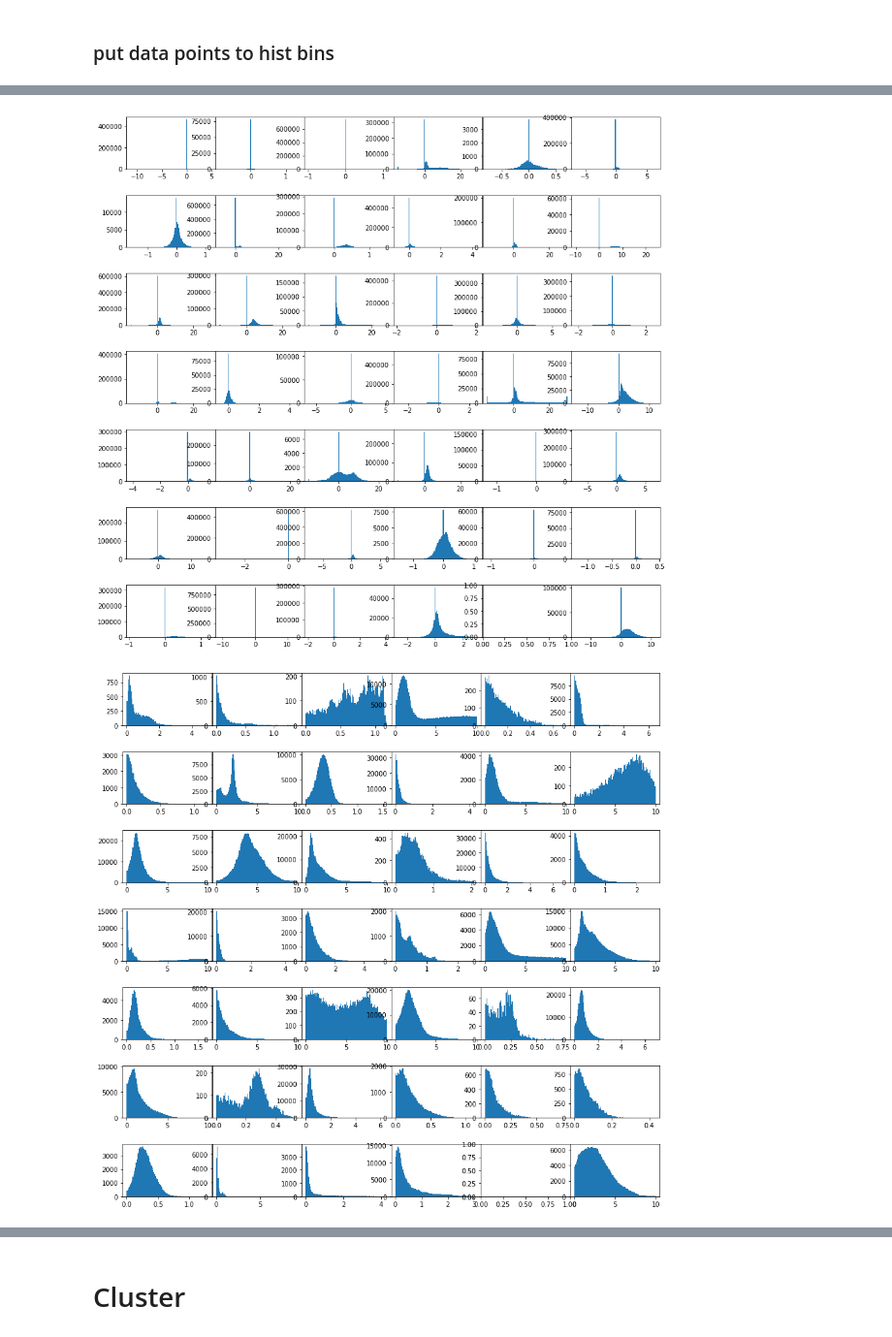
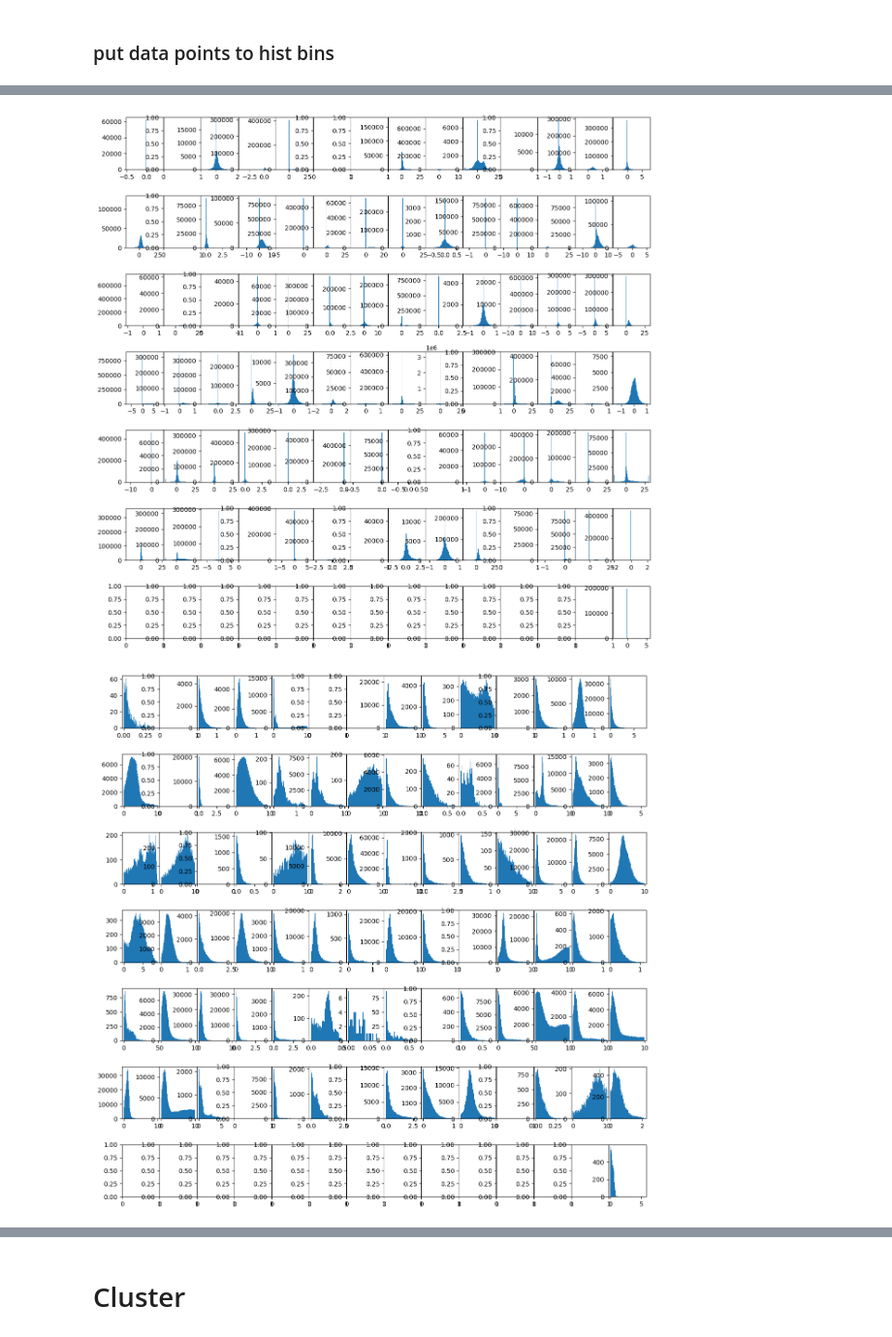
Before and after one commit to bravoila/shoaling, a Jupyter notebook: sholaing_CELRL.ipynb, the cells around one changed output, grey strips where cells are left out. Shown at 97% size. Cells and saved outputs as stored; diff of their text form; code cells hidden in the pictures.

```diff
--- a/sholaing_CELRL.ipynb
+++ b/sholaing_CELRL.ipynb
@@ -44,11 +44,13 @@ def locate_data_to_hist(data_points):
     range=(0, 10),
     density=True)
 # %%
-fig1, axs1 = plt.subplots(7,6, figsize=(15, 15), facecolor='w', edgecolor='k')
+# notice here, the subplot size may affect the input process
+# make sure the subplot size is larger than the total number of files!
+fig1, axs1 = plt.subplots(7,14, figsize=(15, 15), facecolor='w', edgecolor='k')
 fig1.subplots_adjust(hspace = .5, wspace=.001)
 axs1 = axs1.ravel()
 
-fig2, axs2 = plt.subplots(7,6, figsize=(15, 15), facecolor='w', edgecolor='k')
+fig2, axs2 = plt.subplots(7,14, figsize=(15, 15), facecolor='w', edgecolor='k')
 fig2.subplots_adjust(hspace = .5, wspace=.001)
 axs2 = axs2.ravel()
 
@@ -69,7 +71,8 @@ for i, f in enumerate(csv_files):
             # without 0 and negative value
             pro_data = one_df[(one_df['AvgRate_ftPerYr_Unfiltered'] > 0) & (one_df['AvgRate_ftPerYr_Unfiltered'] <10)]['AvgRate_ftPerYr_Unfiltered']
             axs2[i - 1].hist(pro_data, bins = 100)
-
+            # pro_data = one_df[(one_df['AvgRate_ftPerYr_Unfiltered'] > 0)]['AvgRate_ftPerYr_Unfiltered']
+            # axs2[i - 1].hist(pro_data, bins = 100)
             hist, edges = locate_data_to_hist(pro_data)
             subreach_name = re.split('/|_avg_max_min.csv', f)[-2]
 
@@ -99,5 +119,5 @@ OK /home/cma16/shoaling/data/CELRL/OH_LD_NBG_8_avg_max_min.csv
-[figure, old version]
+[figure, new version]
-[figure, old version]
+[figure, new version]
 # %%
 # replace 0 with very small values
 data_df.replace(0, 10e-31, inplace = True)
```
Also changed, not shown: parts of 25 cells of this notebook, 31 other files.
